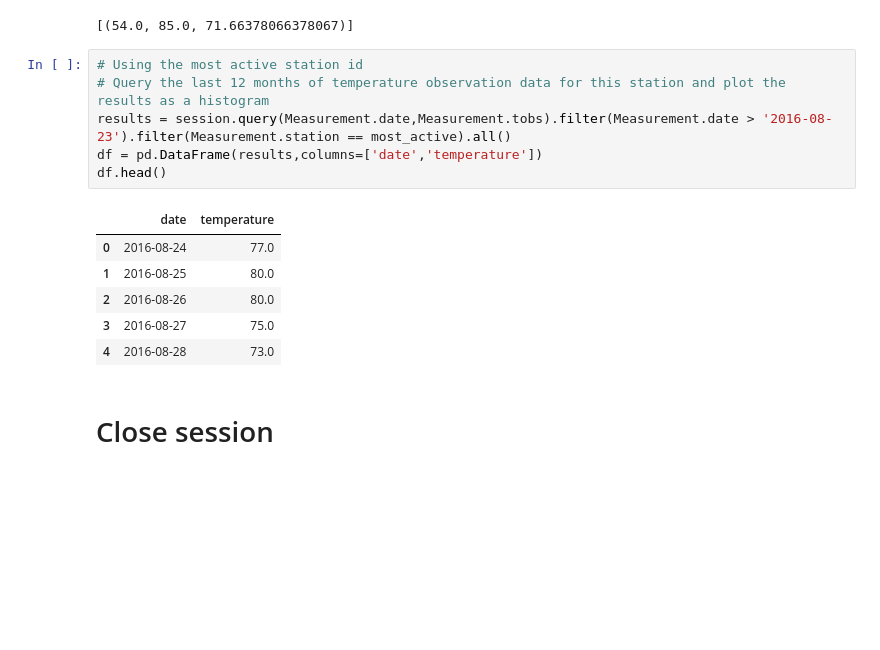
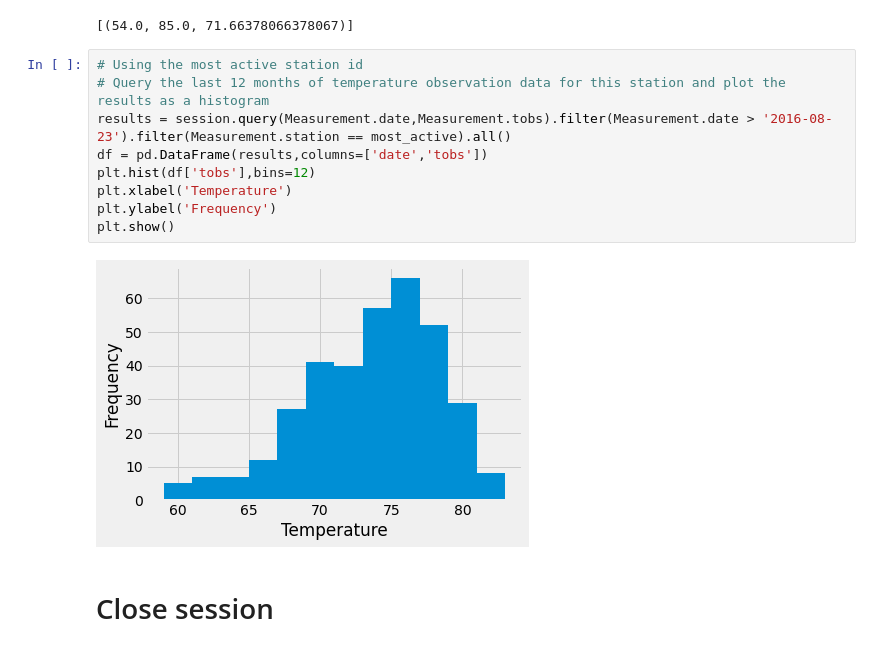
Before and after one commit to amerikonnor/sqlalchemy-challenge, a Jupyter notebook: climate_starter.ipynb, the cells around one changed output. Saved outputs shown, nothing was run; the diff lists cells and outputs as text; blank space fills up the shorter version.

```diff
--- a/climate_starter.ipynb
+++ b/climate_starter.ipynb
@@ -114,16 +114,14 @@ session.query(func.min(Measurement.tobs),func.max(Measurement.tobs),func.avg(Mea
 # %%
 # Using the most active station id
 # Query the last 12 months of temperature observation data for this station and plot the results as a histogram
 results = session.query(Measurement.date,Measurement.tobs).filter(Measurement.date > '2016-08-23').filter(Measurement.station == most_active).all()
-df = pd.DataFrame(results,columns=['date','temperature'])
-df.head()
+df = pd.DataFrame(results,columns=['date','tobs'])
+plt.hist(df['tobs'],bins=12)
+plt.xlabel('Temperature')
+plt.ylabel('Frequency')
+plt.show()
 # %% [output]
-|  | date | temperature |
-| 0 | 2016-08-24 | 77.0 |
-| 1 | 2016-08-25 | 80.0 |
-| 2 | 2016-08-26 | 80.0 |
-| 3 | 2016-08-27 | 75.0 |
-| 4 | 2016-08-28 | 73.0 |
+[figure, added]
 # %% [markdown]
 # Close session
 # %%
```
